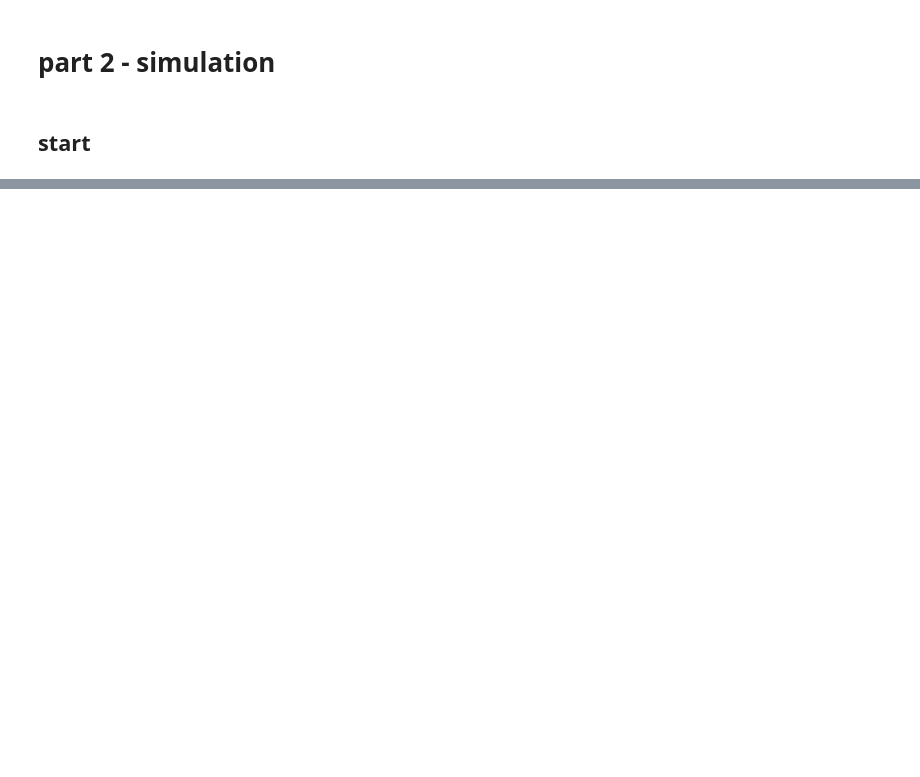
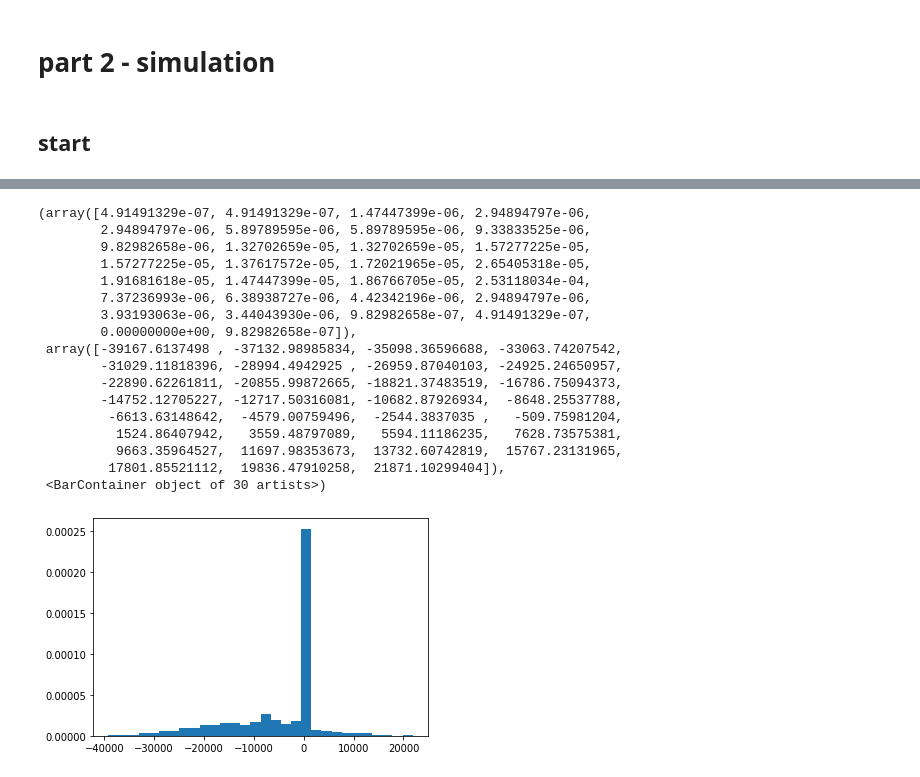
Before and after one commit to a-moscatelli/home, a Jupyter notebook: am-wiki-assets/equityaccumulator/gbm.ipynb, the cells around one changed output, grey strips where cells are left out. Drawn from its saved outputs; the diff is of its cells as text; code cells hidden in the pictures; blank space fills up the shorter version.

```diff
--- a/am-wiki-assets/equityaccumulator/gbm.ipynb
+++ b/am-wiki-assets/equityaccumulator/gbm.ipynb
@@ -369,0 +350,8 @@ plt.show()
+# %%
+assert max(True,False)==True and min(True,False)==False
+lastCumCF_array = []
+lastdate=yh.index[-1]
+
+futdt = get_future_dates(lastdate,0)
+summary['fut_firstdt'] = futdt[0]
+summary['fut_lastdt'] = futdt[-1]
@@ -369,0 +376,33 @@ plt.show()
+# %%
+
+for ipath in range(noPaths):
+    #plt.plot(fullpath[ipath])
+    #plt.title("Realizations of Geometric Brownian Motion")
+    #plt.show()
+
+    rpathx=rpath[ipath]
+    print('min/max/avg path px',min(rpathx),max(rpathx),statistics.mean(rpathx))
+    futdf = pd.DataFrame({'AdjClose':rpathx},index=futdt)
+    fulldf = pd.concat([yh,futdf])
+
+    # simulate accumulation
+    #del hdf0
+    hdf0 = Hdf()
+    hdf0.load_df(fulldf)
+    hdf = compute1_noncumul(hdf0,contract_spec)
+    if hdf.df.loc[hdf.df.accumulation].shape[0]>0:
+        print('accumulation start:',hdf.df.loc[hdf.df.accumulation].head(1).index.values[0]) # .loc[hdf.df['accumulation']==True].idxmin())
+        print('accumulation stop:',hdf.df.loc[hdf.df.accumulation].tail(1).index.values[0]) # .loc[hdf.df.accumulation==True].idxmax())
+    else:
+        print('accumulation starts/stops: NEVER')
+
+    hdf = compute2_cumul(hdf,contract_spec)
+    # hdf.df
+    lastCumCF=hdf.df["CumCF"].iloc[-1]
+    avgCumCF=hdf.df["CumCF"].mean()
+    print('ipath',ipath,'CumCF',lastCumCF,'avgCumCF',avgCumCF)
+    lastCumCF_array.append(lastCumCF)
+
+    if False:
+        plt.plot(hdf.df["CumCF"]) #, df["Y"])
+        plt.show()
@@ -369,0 +448,22 @@ plt.show()
+# %%
+#mpg.plot(kind='hist')
+plt.hist(lastCumCF_array, density=True, bins=30)
+# %% [output]
+(array([4.91491329e-07, 4.91491329e-07, 1.47447399e-06, 2.94894797e-06,
+        2.94894797e-06, 5.89789595e-06, 5.89789595e-06, 9.33833525e-06,
+        9.82982658e-06, 1.32702659e-05, 1.32702659e-05, 1.57277225e-05,
+        1.57277225e-05, 1.37617572e-05, 1.72021965e-05, 2.65405318e-05,
+        1.91681618e-05, 1.47447399e-05, 1.86766705e-05, 2.53118034e-04,
+        7.37236993e-06, 6.38938727e-06, 4.42342196e-06, 2.94894797e-06,
+        3.93193063e-06, 3.44043930e-06, 9.82982658e-07, 4.91491329e-07,
+        0.00000000e+00, 9.82982658e-07]),
+ array([-39167.6137498 , -37132.98985834, -35098.36596688, -33063.74207542,
+        -31029.11818396, -28994.4942925 , -26959.87040103, -24925.24650957,
+        -22890.62261811, -20855.99872665, -18821.37483519, -16786.75094373,
+        -14752.12705227, -12717.50316081, -10682.87926934,  -8648.25537788,
+         -6613.63148642,  -4579.00759496,  -2544.3837035 ,   -509.75981204,
+          1524.86407942,   3559.48797089,   5594.11186235,   7628.73575381,
+          9663.35964527,  11697.98353673,  13732.60742819,  15767.23131965,
+         17801.85521112,  19836.47910258,  21871.10299404]),
+ <BarContainer object of 30 artists>)
+[figure, added]
```
Also changed, not shown: parts of 28 cells of this notebook, 2 other files.
